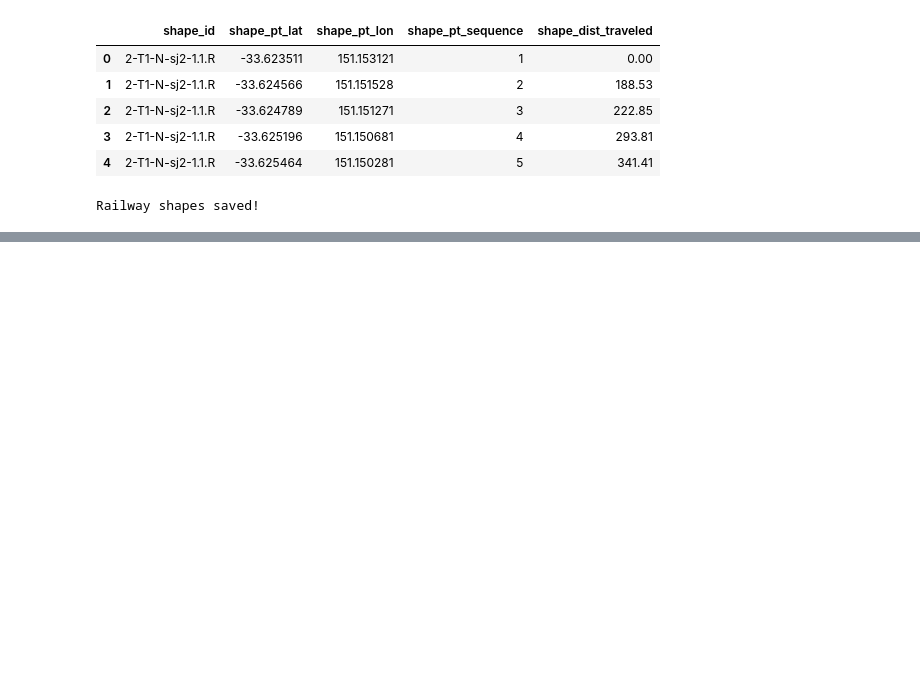
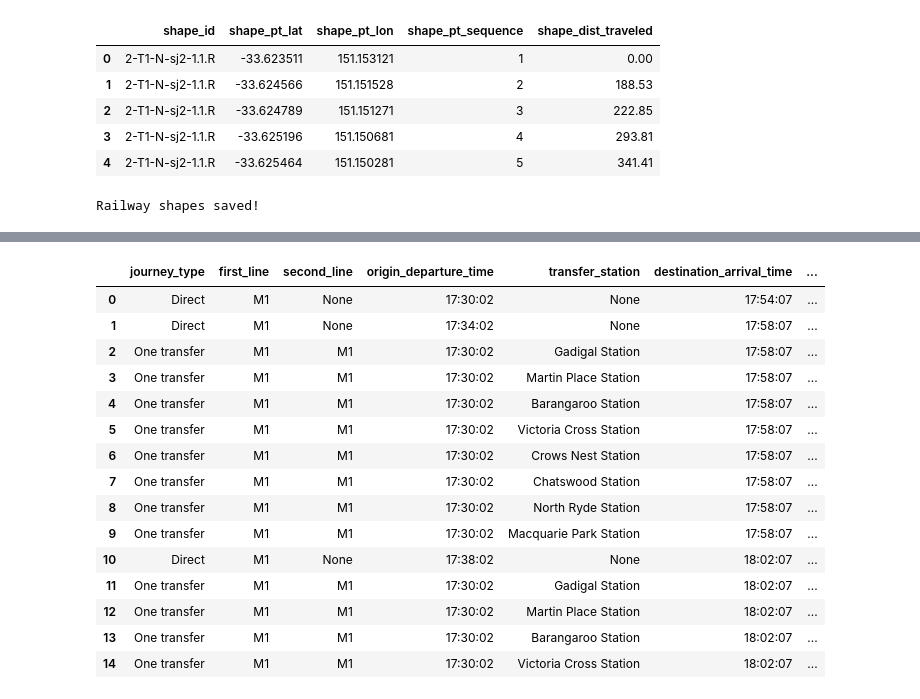
Before and after one commit to jkeeseng/sydney-transport-intelligence, a Jupyter notebook: notebooks/01_data_exploration.ipynb, the cells around one changed output, grey strips where cells are left out. Saved outputs shown, nothing was run; the diff lists cells and outputs as text; code cells hidden in the pictures; blank space fills up the shorter version.

```diff
--- a/notebooks/01_data_exploration.ipynb
+++ b/notebooks/01_data_exploration.ipynb
@@ -426,0 +3314,83 @@ Railway shapes saved!
+# %%
+# 1. Prepare direct journeys
+direct_results = direct_journeys[
+    [
+        "first_line",
+        "origin_departure_time",
+        "origin_departure_seconds",
+        "destination_arrival_time",
+        "destination_arrival_seconds",
+        "total_journey_minutes"
+    ]
+].copy()
+
+direct_results["journey_type"] = "Direct"
+direct_results["transfers"] = 0
+direct_results["second_line"] = None
+direct_results["transfer_station"] = None
+
+# 2. Prepare one-transfer journeys
+transfer_results = complete_journeys[
+    [
+        "first_line",
+        "origin_departure_time",
+        "origin_departure_seconds",
+        "stop_name",
+        "second_line",
+        "destination_arrival_time",
+        "destination_arrival_seconds",
+        "total_journey_minutes"
+    ]
+].copy()
+
+transfer_results = transfer_results.rename(
+    columns={"stop_name": "transfer_station"}
+)
+
+transfer_results["journey_type"] = "One transfer"
+transfer_results["transfers"] = 1
+
+# 3. Combine results
+all_journeys = pd.concat(
+    [direct_results, transfer_results],
+    ignore_index=True
+)
+
+# 4. Calculate total time from the requested departure
+requested_seconds = time_to_seconds("17:30:00")
+
+all_journeys["elapsed_from_request_min"] = (
+    (
+        all_journeys["destination_arrival_seconds"]
+        - requested_seconds
+    ) / 60
+).round(2)
+
+# 5. Rank journeys
+all_journeys = all_journeys.sort_values(
+    [
+        "destination_arrival_seconds",
+        "transfers",
+        "origin_departure_seconds"
+    ],
+    ascending=[True, True, True]
+).reset_index(drop=True)
+
+# 6. Show the best journey
+print("Total journey candidates:", len(all_journeys))
+
+display(
+    all_journeys[
+        [
+            "journey_type",
+            "first_line",
+            "second_line",
+            "origin_departure_time",
+            "transfer_station",
+            "destination_arrival_time",
+            "total_journey_minutes",
+            "elapsed_from_request_min"
+        ]
+    ].head(15)
+)
+# %% [output]
@@ -426,0 +3398,16 @@ Railway shapes saved!
+|  | journey_type | first_line | second_line | origin_departure_time | transfer_station | destination_arrival_time | ... |
+| 0 | Direct | M1 | None | 17:30:02 | None | 17:54:07 | ... |
+| 1 | Direct | M1 | None | 17:34:02 | None | 17:58:07 | ... |
+| 2 | One transfer | M1 | M1 | 17:30:02 | Gadigal Station | 17:58:07 | ... |
+| 3 | One transfer | M1 | M1 | 17:30:02 | Martin Place Station | 17:58:07 | ... |
+| 4 | One transfer | M1 | M1 | 17:30:02 | Barangaroo Station | 17:58:07 | ... |
+| 5 | One transfer | M1 | M1 | 17:30:02 | Victoria Cross Station | 17:58:07 | ... |
+| 6 | One transfer | M1 | M1 | 17:30:02 | Crows Nest Station | 17:58:07 | ... |
+| 7 | One transfer | M1 | M1 | 17:30:02 | Chatswood Station | 17:58:07 | ... |
+| 8 | One transfer | M1 | M1 | 17:30:02 | North Ryde Station | 17:58:07 | ... |
+| 9 | One transfer | M1 | M1 | 17:30:02 | Macquarie Park Station | 17:58:07 | ... |
+| 10 | Direct | M1 | None | 17:38:02 | None | 18:02:07 | ... |
+| 11 | One transfer | M1 | M1 | 17:30:02 | Gadigal Station | 18:02:07 | ... |
+| 12 | One transfer | M1 | M1 | 17:30:02 | Martin Place Station | 18:02:07 | ... |
+| 13 | One transfer | M1 | M1 | 17:30:02 | Barangaroo Station | 18:02:07 | ... |
+| 14 | One transfer | M1 | M1 | 17:30:02 | Victoria Cross Station | 18:02:07 | ... |
```
Also changed, not shown: parts of 128 cells of this notebook, 4 other files.
